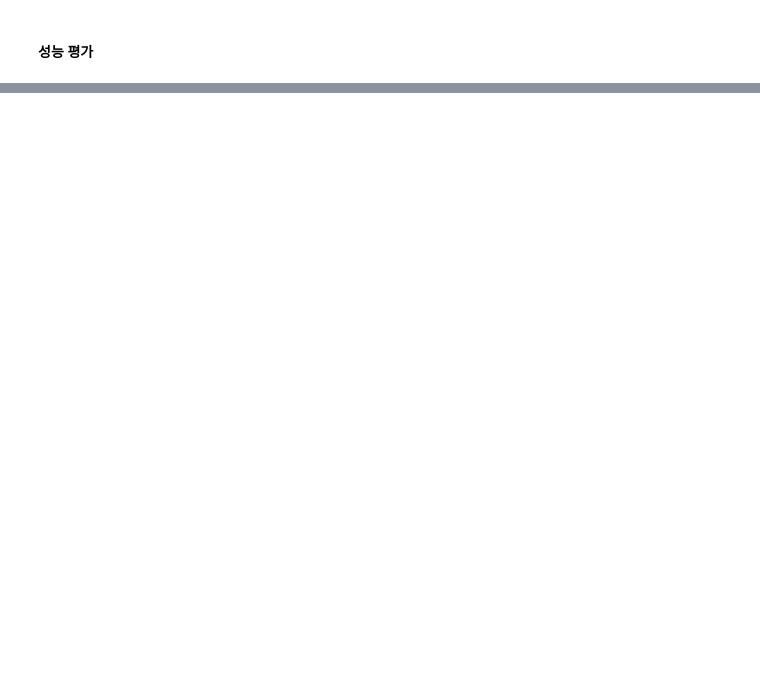
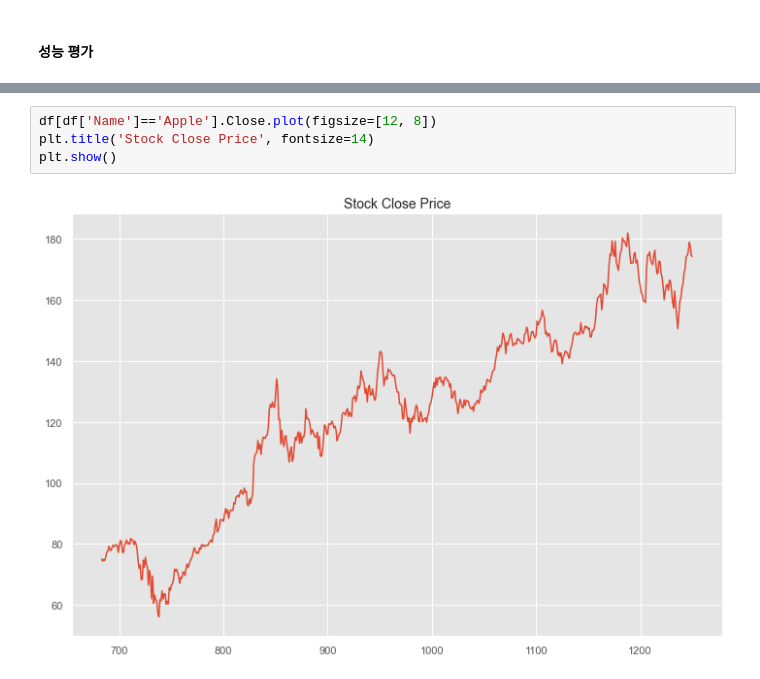
Before and after one commit to An-Sunghyun/EDA-practice-project, a Jupyter notebook: 코드/주식 데이터 EDA_안성현.ipynb, the cells around one changed output, grey strips where cells are left out. Saved outputs shown, nothing was run; the diff lists cells and outputs as text; blank space fills up the shorter version.

```diff
--- a/코드/주식 데이터 EDA_안성현.ipynb
+++ b/코드/주식 데이터 EDA_안성현.ipynb
@@ -519,0 +551,6 @@ MAPE: 1.333
+# %%
+df[df['Name']=='Apple'].Close.plot(figsize=[12, 8])
+plt.title('Stock Close Price', fontsize=14)
+plt.show()
+# %% [output]
+[figure, added]
```
Also changed, not shown: parts of 23 cells of this notebook, 5 other files.
